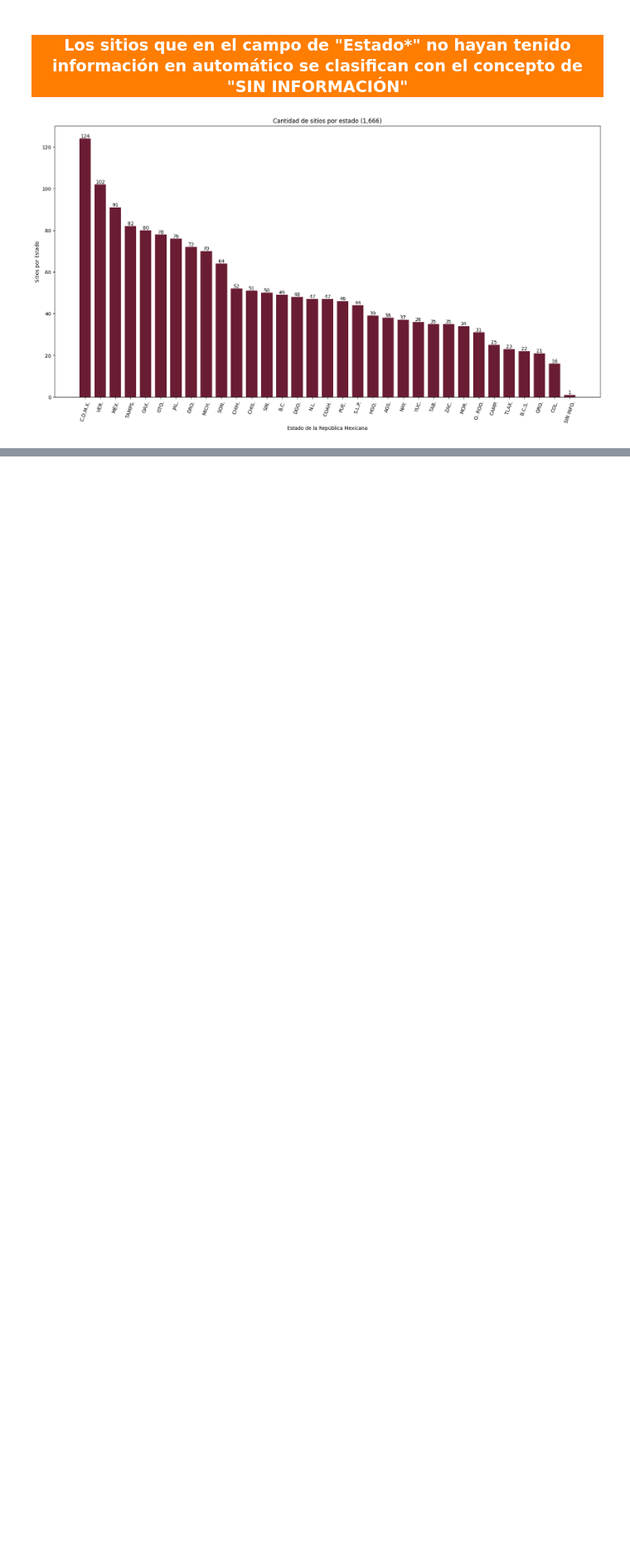
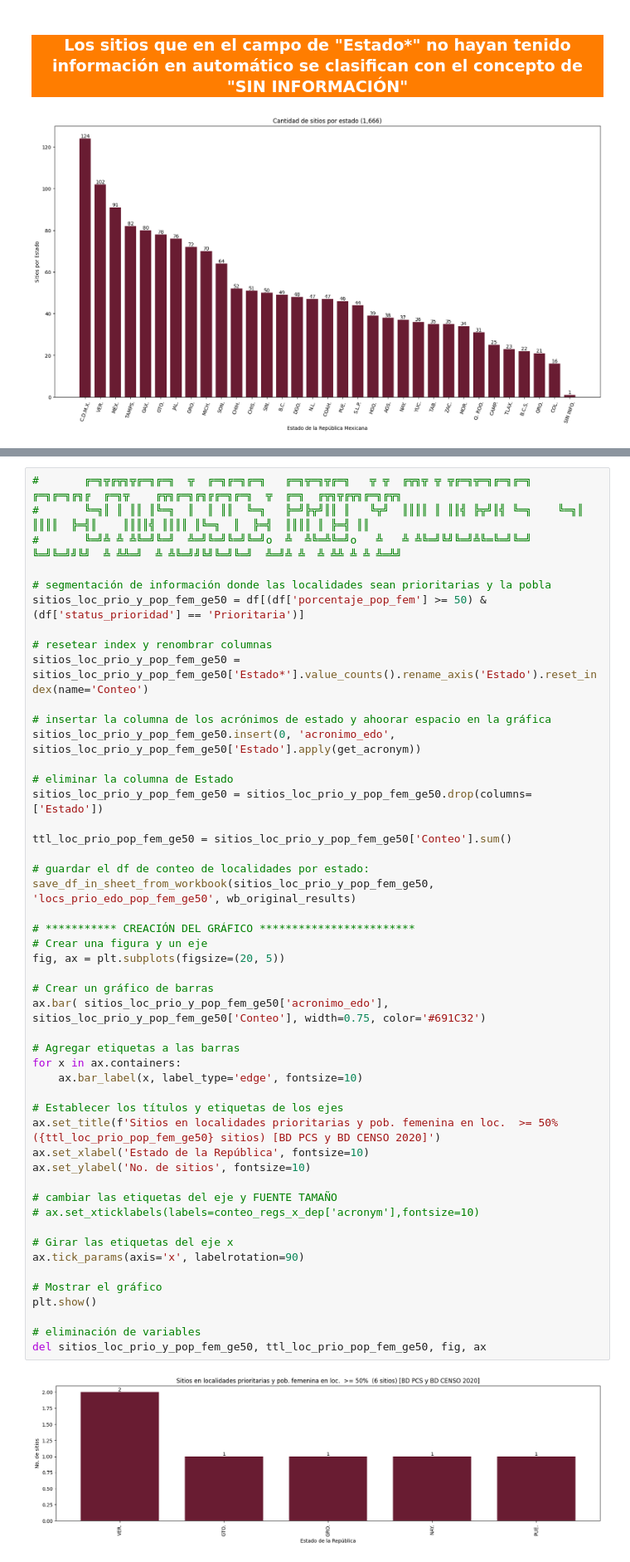
Before and after one commit to DavidItehua/compact_locs_ineg, a Jupyter notebook: v2_main_analisis_info.ipynb, the cells around one changed output, grey strips where cells are left out. Shown at 83% size. Drawn from its saved outputs; the diff is of its cells as text; blank space fills up the shorter version.

```diff
--- a/v2_main_analisis_info.ipynb
+++ b/v2_main_analisis_info.ipynb
@@ -1653,3 +1703,54 @@ plt.show()
+# %%
+# 		╔═╗╦╔╦╗╦╔═╗╔═╗  ╦  ╔═╗╔═╗╔═╗   ╔═╗╦═╗╦╔═╗   ╦ ╦  ╔╦╗╦ ╦ ╦╔═╗╦═╗╔═╗╔═╗    ╔═╗╔═╗╔╗╔  ╔═╗╦    ╔╦╗╔═╗╔╗╔╔═╗╔═╗  ╦  ╔═╗  ╔╦╗╦╔╦╗╔═╗╔╦╗
+# 		╚═╗║ ║ ║║ ║╚═╗  ║  ║ ║║  ╚═╗   ╠═╝╠╦╝║║ ║   ╚╦╝  ║║║║ ║ ║║╣ ╠╦╝║╣ ╚═╗    ╚═╗║ ║║║║  ╠═╣║    ║║║║╣ ║║║║ ║╚═╗  ║  ╠═╣  ║║║║ ║ ╠═╣ ║║
+# 		╚═╝╩ ╩ ╩╚═╝╚═╝  ╩═╝╚═╝╚═╝╚═╝o  ╩  ╩╚═╩╚═╝o   ╩   ╩ ╩╚═╝╚╝╚═╝╩╚═╚═╝╚═╝    ╚═╝╚═╝╝╚╝  ╩ ╩╩═╝  ╩ ╩╚═╝╝╚╝╚═╝╚═╝  ╩═╝╩ ╩  ╩ ╩╩ ╩ ╩ ╩═╩╝
+
+# segmentación de información donde las localidades sean prioritarias y la pobla
+sitios_loc_prio_y_pop_fem_ge50 = df[(df['porcentaje_pop_fem'] >= 50) & (df['status_prioridad'] == 'Prioritaria')]
+
+# resetear index y renombrar columnas
+sitios_loc_prio_y_pop_fem_ge50 = sitios_loc_prio_y_pop_fem_ge50['Estado*'].value_counts().rename_axis('Estado').reset_index(name='Conteo')
+
+# insertar la columna de los acrónimos de estado y ahoorar espacio en la gráfica
+sitios_loc_prio_y_pop_fem_ge50.insert(0, 'acronimo_edo', sitios_loc_prio_y_pop_fem_ge50['Estado'].apply(get_acronym))
+
+# eliminar la columna de Estado
+sitios_loc_prio_y_pop_fem_ge50 = sitios_loc_prio_y_pop_fem_ge50.drop(columns=['Estado'])
+
+ttl_loc_prio_pop_fem_ge50 = sitios_loc_prio_y_pop_fem_ge50['Conteo'].sum()
+
+# guardar el df de conteo de localidades por estado:
+save_df_in_sheet_from_workbook(sitios_loc_prio_y_pop_fem_ge50, 'locs_prio_edo_pop_fem_ge50', wb_original_results)
+
+# *********** CREACIÓN DEL GRÁFICO ************************
+# Crear una figura y un eje
+fig, ax = plt.subplots(figsize=(20, 5))
+
+# Crear un gráfico de barras
+ax.bar( sitios_loc_prio_y_pop_fem_ge50['acronimo_edo'], sitios_loc_prio_y_pop_fem_ge50['Conteo'], width=0.75, color='#691C32')
+
+# Agregar etiquetas a las barras
+for x in ax.containers:
+    ax.bar_label(x, label_type='edge', fontsize=10)
+
+# Establecer los títulos y etiquetas de los ejes
+ax.set_title(f'Sitios en localidades prioritarias y pob. femenina en loc.  >= 50%  ({ttl_loc_prio_pop_fem_ge50} sitios) [BD PCS y BD CENSO 2020]')
+ax.set_xlabel('Estado de la República', fontsize=10)
+ax.set_ylabel('No. de sitios', fontsize=10)
+
+# cambiar las etiquetas del eje y FUENTE TAMAÑO
+# ax.set_xticklabels(labels=conteo_regs_x_dep['acronym'],fontsize=10)
+
+# Girar las etiquetas del eje x
+ax.tick_params(axis='x', labelrotation=90)
+
+# Mostrar el gráfico
+plt.show()
+
+# eliminación de variables
+del sitios_loc_prio_y_pop_fem_ge50, ttl_loc_prio_pop_fem_ge50, fig, ax
+# %% [output]
+[figure, added]
 # %%
 # obtener solo los registros con base en:
 #		la clave no este con estatus de conectada segun la tabla de CFE
```
Also changed, not shown: parts of 7 cells of this notebook.
